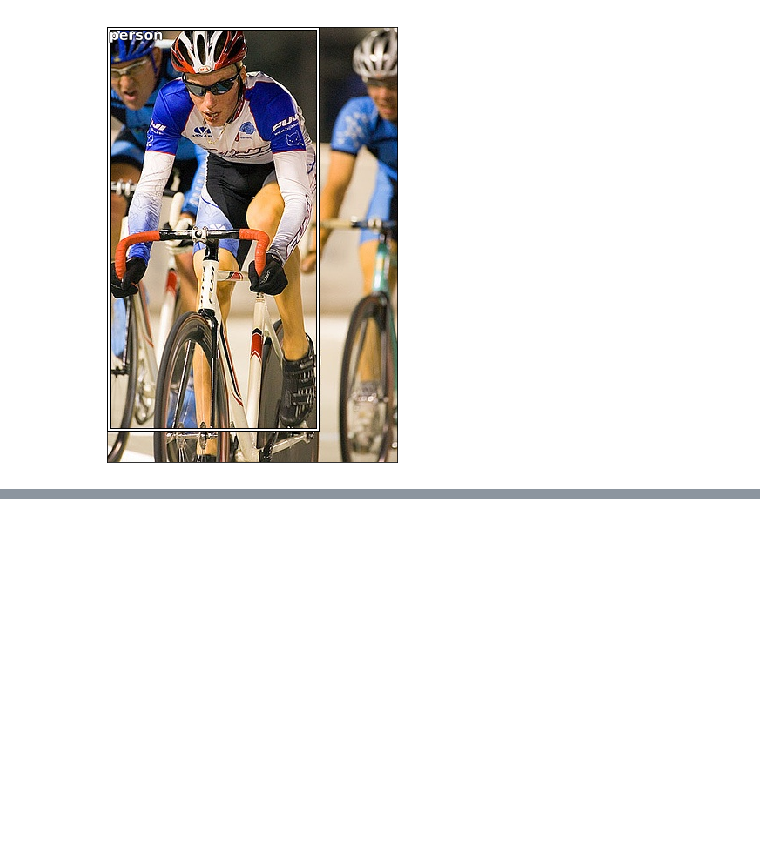
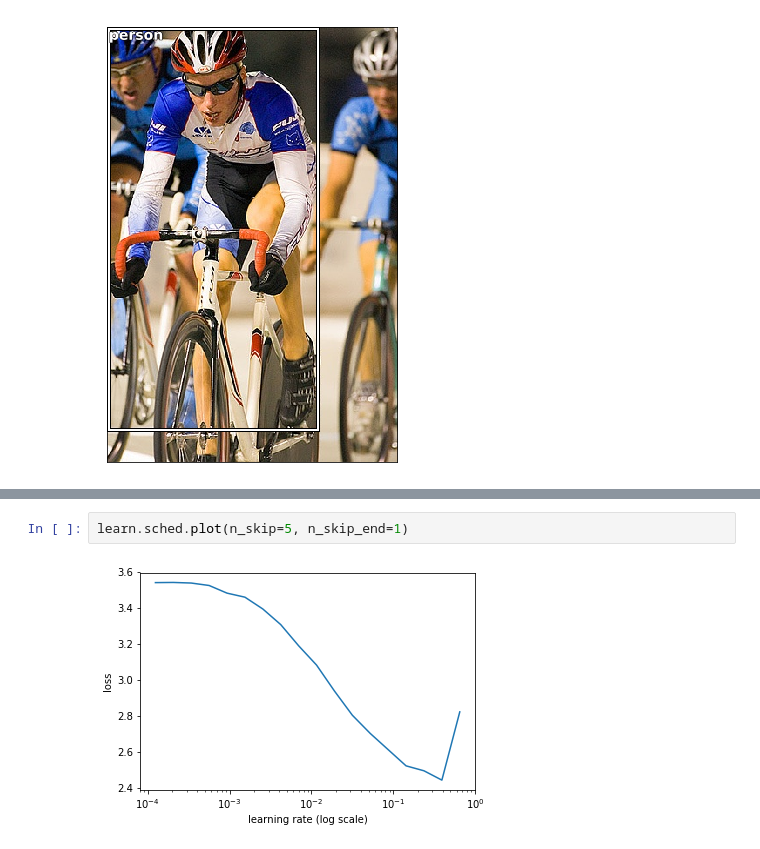
Before and after one commit to achinta/machine-learning, a Jupyter notebook: notebooks/pytorch/002_single_od_with_pascal.ipynb, the cells around one changed output, grey strips where cells are left out. Drawn from its saved outputs; the diff is of its cells as text; blank space fills up the shorter version.

```diff
--- a/notebooks/pytorch/002_single_od_with_pascal.ipynb
+++ b/notebooks/pytorch/002_single_od_with_pascal.ipynb
@@ -207,0 +275,4 @@ len(train_img_large_anno_np)
+# %%
+learn.sched.plot(n_skip=5, n_skip_end=1)
+# %% [output]
+[figure, added]
```
Also changed, not shown: parts of 40 cells of this notebook.
